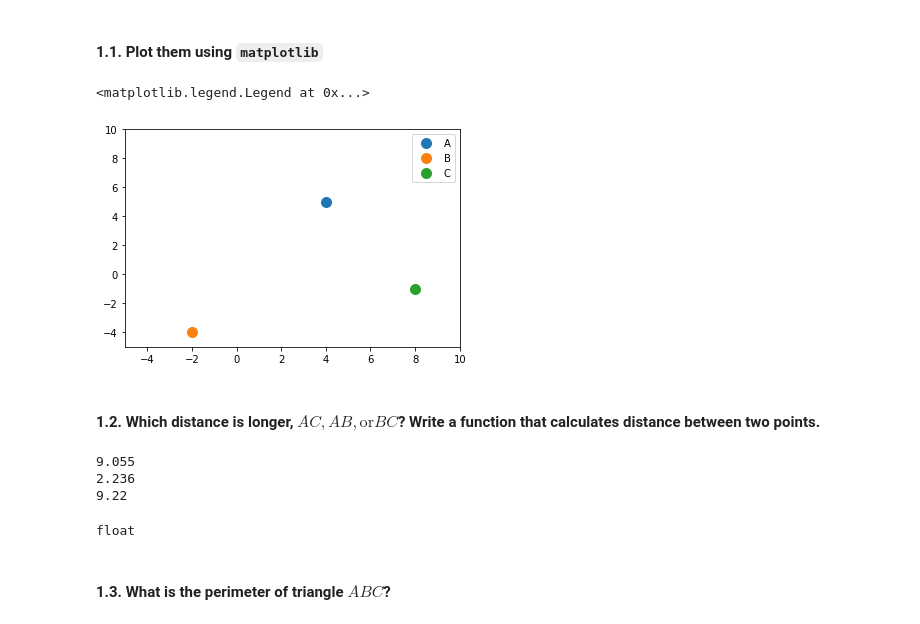
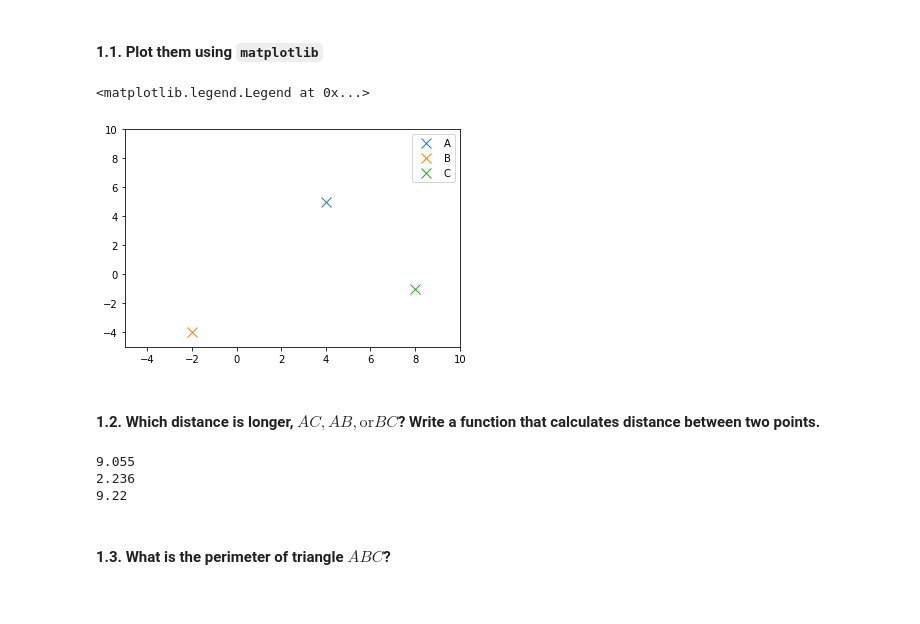
Before and after one commit to Ironhack-Data-Madrid-Enero-2021/lab-math-refresher, a Jupyter notebook: your-code/main.ipynb, the cells around one changed output. Drawn from its saved outputs; the diff is of its cells as text; code cells hidden in the pictures.

```diff
--- a/your-code/main.ipynb
+++ b/your-code/main.ipynb
@@ -19,21 +19,20 @@ C = (8, -1)
 # %%
 # create a plot
 fig, ax = plt.subplots()
 
 # add points
-plt.plot(A[0], A[1], "o", markersize=10, label="A")
-plt.plot(B[0], B[1], "o", markersize=10, label="B")
-plt.plot(C[0], C[1], "o", markersize=10, label="C")
+plt.plot(A[0], A[1], "x", markersize=10, label="A")
+plt.plot(B[0], B[1], "x", markersize=10, label="B")
+plt.plot(C[0], C[1], "x", markersize=10, label="C")
 
 # set axis limits
 ax.set_xlim([-5, 10])
 ax.set_ylim([-5, 10])
-
 # add legend
 plt.legend()
 # %% [output]
 <matplotlib.legend.Legend at 0x...>
-[figure, old version]
+[figure, new version]
 # %% [markdown]
 #### 1.2. Which distance is longer, $AC, AB, \text{or} BC$? Write a function that calculates distance between two points.
 # %%
@@ -47,9 +46,7 @@ BC = distance(B,C)
 print(round(distance(A,C),3))
 print(round(distance(A,B),3))
 print(round(distance(B,C),3))
-type(AC)
 # %% [output]
 9.055
 2.236
 9.22
-float
```
Also changed, not shown: parts of 12 cells of this notebook.
